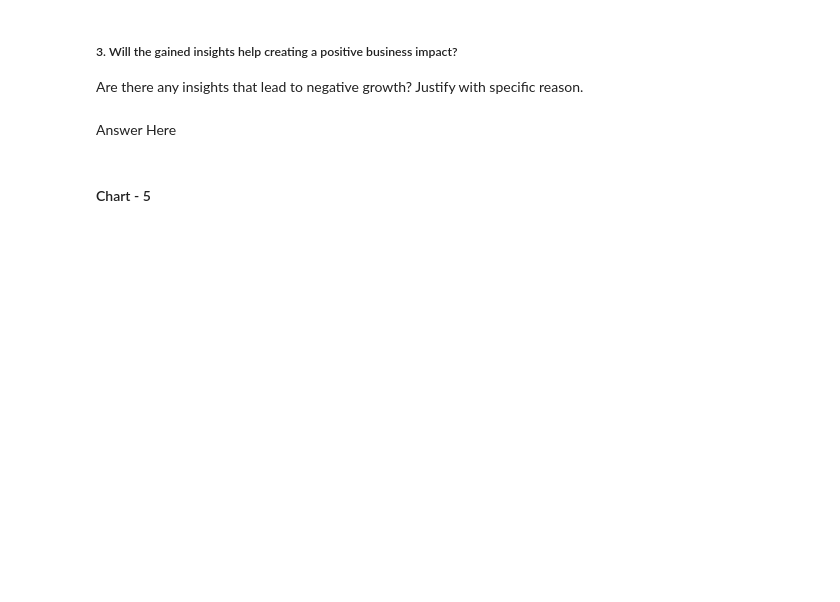
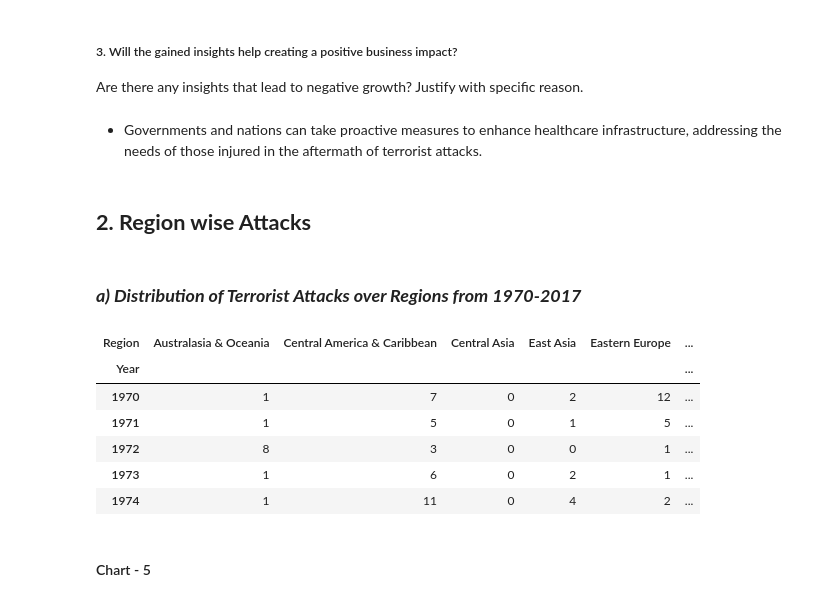
Before and after one commit to Amrit007-droid/Global-Terrorism-Dataset-EDA-, a Jupyter notebook: Global_Terrorism_Dataset_EDA_submission_.ipynb, the cells around one changed output. Drawn from its saved outputs; the diff is of its cells as text; code cells hidden in the pictures; blank space fills up the shorter version.

```diff
--- a/Global_Terrorism_Dataset_EDA_submission_.ipynb
+++ b/Global_Terrorism_Dataset_EDA_submission_.ipynb
@@ -594,7 +624,26 @@ Answer Here
 # %% [markdown]
 ##### 3. Will the gained insights help creating a positive business impact?
 Are there any insights that lead to negative growth? Justify with specific reason.
-# %% [markdown]
-Answer Here
+# %% [markdown]
+
+
+*   Governments and nations can take proactive measures to enhance healthcare infrastructure, addressing the needs of those injured in the aftermath of terrorist attacks.
+# %% [markdown]
+## **2. Region wise Attacks**
+# %% [markdown]
+### ***a) Distribution of Terrorist Attacks over Regions from 1970-2017***
+# %%
+reg=pd.crosstab(df.Year,df.Region) # creating a cross-tabulation between the "Year" column and the "Region" column in the DataFrame
+                                   # It counts the occurrences of each combination of year and region.
+                                   # It's a useful way to analyze and understand the distribution of data across these two categorical variables.
+reg.head()
+# %% [output]
+| Region | Australasia & Oceania | Central America & Caribbean | Central Asia | East Asia | Eastern Europe | ... |
+| Year |  |  |  |  |  | ... |
+| 1970 | 1 | 7 | 0 | 2 | 12 | ... |
+| 1971 | 1 | 5 | 0 | 1 | 5 | ... |
+| 1972 | 8 | 3 | 0 | 0 | 1 | ... |
+| 1973 | 1 | 6 | 0 | 2 | 1 | ... |
+| 1974 | 1 | 11 | 0 | 4 | 2 | ... |
 # %% [markdown]
 #### Chart - 5
```
Also changed, not shown: parts of 22 cells of this notebook.
